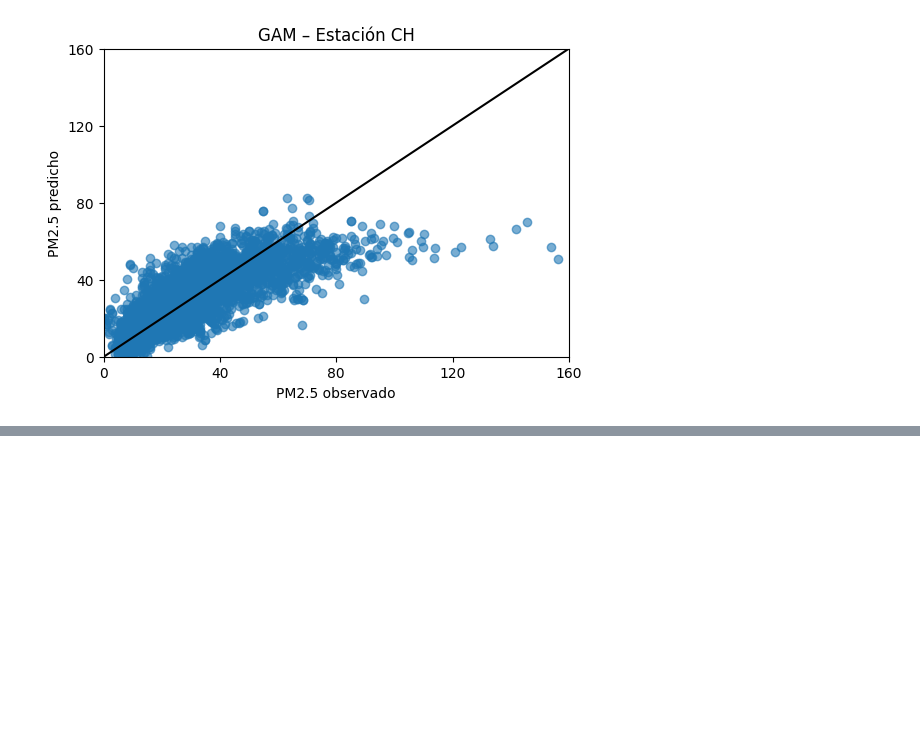
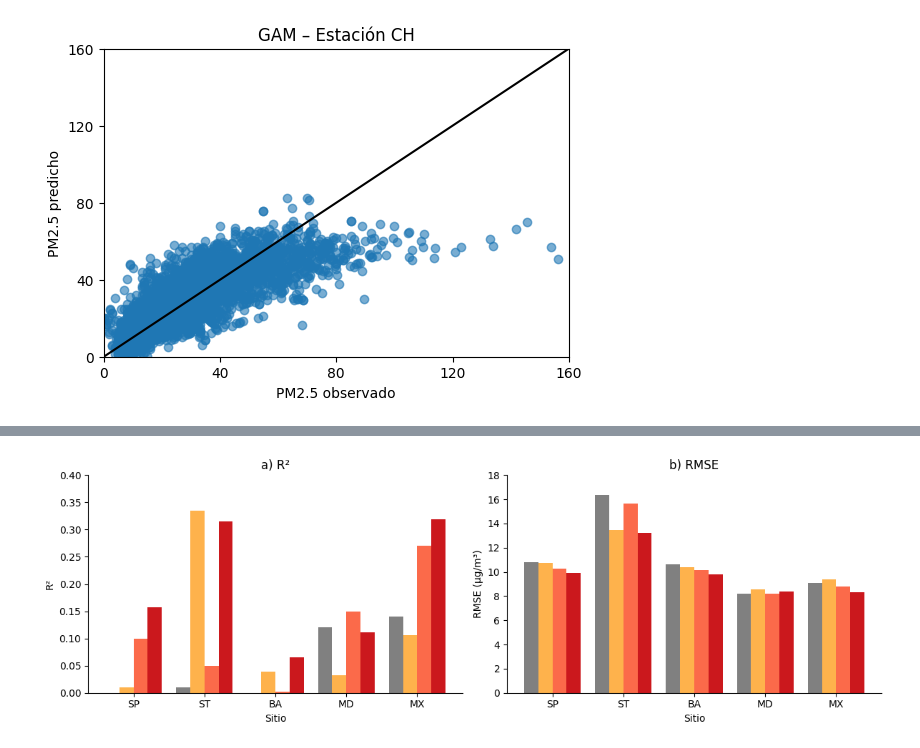
Before and after one commit to joseurquiza88/Prediccion-AQ-LatAm-Python, a Jupyter notebook: 03-Modelos-PM/01_Analisis_ModelosSimples.ipynb, the cells around one changed output, grey strips where cells are left out. Cells and saved outputs as stored; diff of their text form; code cells hidden in the pictures; blank space fills up the shorter version.

```diff
--- a/03-Modelos-PM/01_Analisis_ModelosSimples.ipynb
+++ b/03-Modelos-PM/01_Analisis_ModelosSimples.ipynb
@@ -1317,0 +1504,89 @@ for nombre, modelo_lme in modelos_lme.items():
+# %%
+#Comparativa entre los modelos con correcciones en el AOD de RLS
+# ======================
+# Datos
+
+data = pd.DataFrame({
+    "Centro": ["SP", "ST", "BA", "MD", "MX"],
+
+    "R2_RLS": [2.00e-05, 0.01, 0.0001, 0.12, 0.14],
+    "R2_BLH": [0.01062, 0.33424, 0.03947, 0.03289, 0.106],
+    "R2_RH": [0.10, 0.05, 0.002, 0.15, 0.27],
+    "R2_RH_BLH": [0.15691, 0.31548, 0.065, 0.11149, 0.31876],
+
+    "RMSE_RLS": [10.82, 16.37, 10.64, 8.20, 9.07],
+    "RMSE_BLH": [10.76, 13.44, 10.417, 8.57, 9.412],
+    "RMSE_RH": [10.288, 15.643, 10.15, 8.18, 8.816],
+    "RMSE_RH_BLH": [9.94, 13.239, 9.796, 8.377, 8.329]
+})
+
+# Orden de sitios
+data["Centro"] = pd.Categorical(
+    data["Centro"], categories=["SP", "ST", "BA", "MD", "MX"], ordered=True
+)
+data = data.sort_values("Centro")
+
+# ======================
+# Parametros comunes
+
+x = np.arange(len(data))
+width = 0.2
+
+colors = {
+    "RLS": "grey",
+    "BLH": "#feb24c",
+    "RH": "#fb6a4a",
+    "RH+BLH": "#cb181d"
+}
+
+# ======================
+# Figura con subplots
+
+fig, axes = plt.subplots(1, 2, figsize=(12, 4), sharex=True)
+
+# ==========================================================
+# SUBPLOT 1 — R²
+
+ax = axes[0]
+
+ax.bar(x - 1.5*width, data["R2_RLS"], width, color=colors["RLS"])
+ax.bar(x - 0.5*width, data["R2_BLH"], width, color=colors["BLH"])
+ax.bar(x + 0.5*width, data["R2_RH"], width, color=colors["RH"])
+ax.bar(x + 1.5*width, data["R2_RH_BLH"], width, color=colors["RH+BLH"])
+
+ax.set_ylabel("R²")
+ax.set_ylim(0, 0.4)
+ax.set_title("R²")
+
+ax.spines["top"].set_visible(False)
+ax.spines["right"].set_visible(False)
+
+# ==========================================================
+# SUBPLOT 2 — RMSE
+
+ax = axes[1]
+
+ax.bar(x - 1.5*width, data["RMSE_RLS"], width, color=colors["RLS"])
+ax.bar(x - 0.5*width, data["RMSE_BLH"], width, color=colors["BLH"])
+ax.bar(x + 0.5*width, data["RMSE_RH"], width, color=colors["RH"])
+ax.bar(x + 1.5*width, data["RMSE_RH_BLH"], width, color=colors["RH+BLH"])
+
+ax.set_ylabel("RMSE (µg/m³)")
+ax.set_ylim(0, 18)
+ax.set_title("b) RMSE")
+
+ax.spines["top"].set_visible(False)
+ax.spines["right"].set_visible(False)
+
+# ======================
+# Eje X compartido
+
+for ax in axes:
+    ax.set_xticks(x)
+    ax.set_xticklabels(data["Centro"])
+    ax.set_xlabel("Sitio")
+
+plt.tight_layout()
+plt.show()
+# %% [output]
+[figure, added]
```
Also changed, not shown: parts of 6 cells of this notebook.
